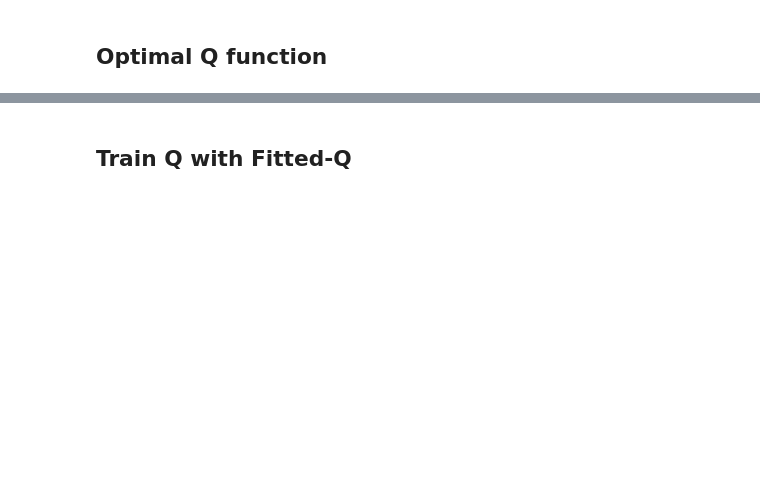
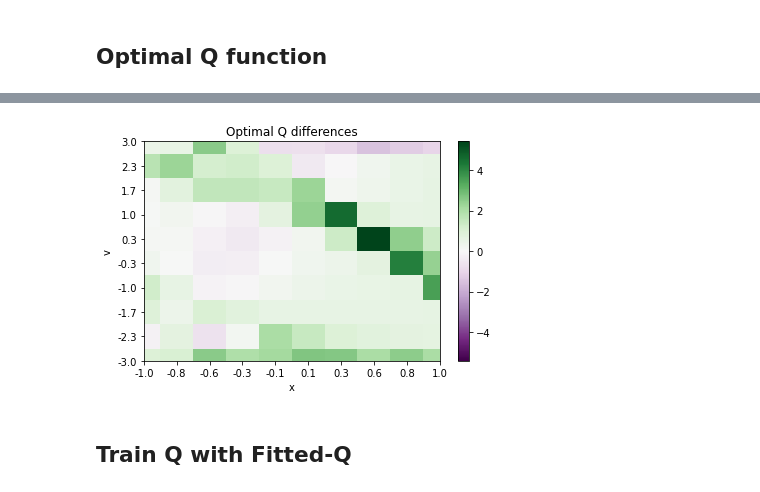
Before and after one commit to theovincent/PBO, a Jupyter notebook: pbo_car_on_hill.ipynb, the cells around one changed output, grey strips where cells are left out. Saved outputs shown, nothing was run; the diff lists cells and outputs as text; code cells hidden in the pictures; blank space fills up the shorter version.

```diff
--- a/pbo_car_on_hill.ipynb
+++ b/pbo_car_on_hill.ipynb
@@ -106,10 +182,12 @@ samples_visu_mesh.show(
 # %%
-# optimal_v = env.optimal_v_mesh(states_x, states_v, max_steps=10)
+optimal_diff_q = env.diff_q_mesh(q_optimal, states_x, states_v)
 
-# q_visu_mesh = TwoDimesionsMesh(states_x, states_v, sleeping_time=0)
+q_visu_mesh = TwoDimesionsMesh(states_x, states_v, sleeping_time=0, axis_equal=False, zero_centered=True)
 
-# q_visu_mesh.set_values(optimal_v)
-# q_visu_mesh.show("Optimal v function", xlabel="x", ylabel="v")
+q_visu_mesh.set_values(optimal_diff_q)
+q_visu_mesh.show("Optimal Q differences", xlabel="x", ylabel="v")
+# %% [output]
+[figure, added]
 # %% [markdown]
 ## Train Q with Fitted-Q
 # %%
```
Also changed, not shown: parts of 13 cells of this notebook, 3 other files.
